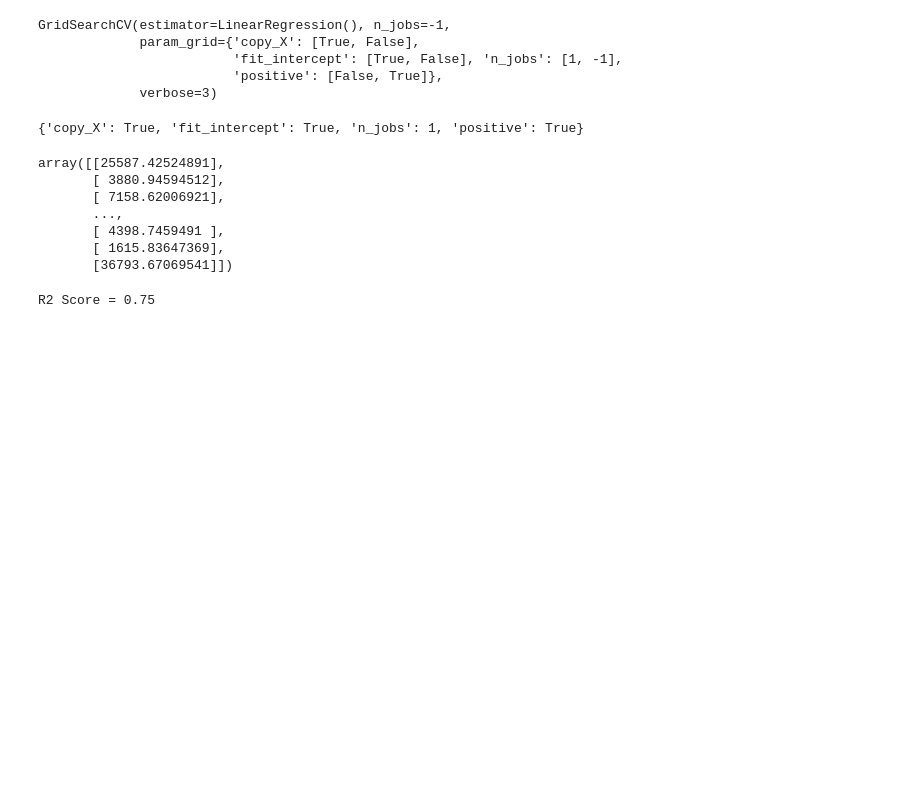
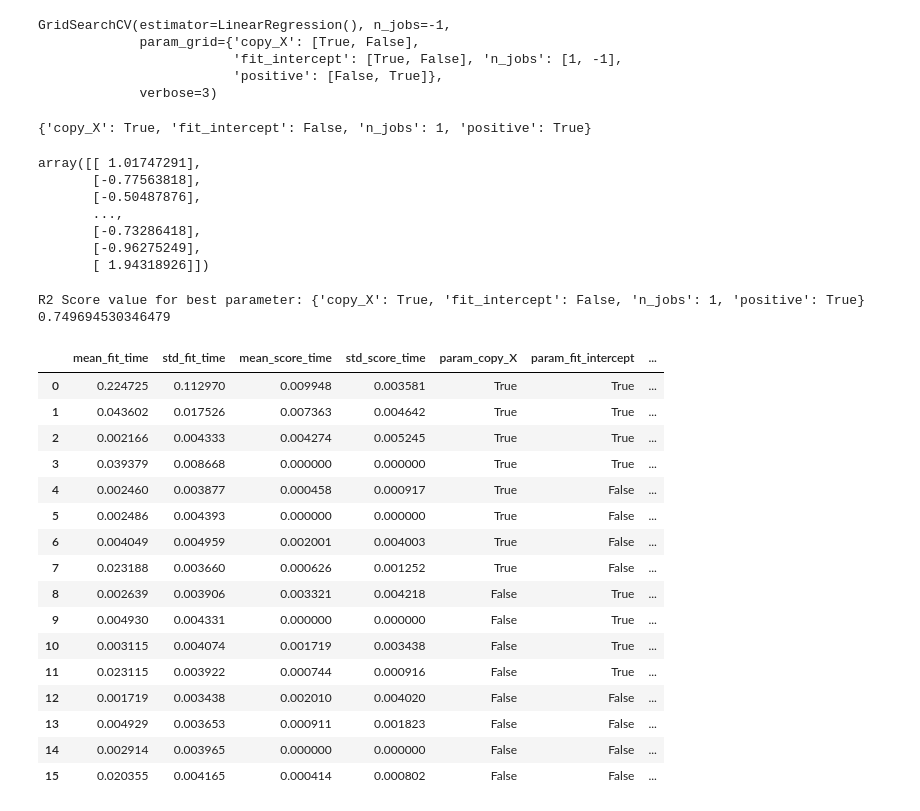
Before and after one commit to Marudhanayagam4/Grid-Search-Regression, a Jupyter notebook: GridSearch_CrossValidation/5.MLR-GridCV-without_training_testing.ipynb, the cells around one changed output. Drawn from its saved outputs; the diff is of its cells as text; code cells hidden in the pictures; blank space fills up the shorter version.

```diff
--- a/GridSearch_CrossValidation/5.MLR-GridCV-without_training_testing.ipynb
+++ b/GridSearch_CrossValidation/5.MLR-GridCV-without_training_testing.ipynb
@@ -40,3 +40,8 @@ Index(['age', 'bmi', 'children', 'charges', 'sex_male', 'smoker_yes'], dtype='ob
 # %%
 indep=dataset[['age', 'bmi', 'children','sex_male', 'smoker_yes']]
 dep=dataset[['charges']]
+# %%
+from sklearn.preprocessing import StandardScaler
+scx=StandardScaler()
+indep=scx.fit_transform(indep)
+indep
@@ -42,0 +56,4 @@ dep=dataset[['charges']]
+# %%
+scy=StandardScaler()
+dep=scy.fit_transform(dep)
+dep
@@ -56,21 +81,43 @@ GridSearchCV(estimator=LinearRegression(), n_jobs=-1,
 # %%
 grid.best_params_
 # %% [output]
-{'copy_X': True, 'fit_intercept': True, 'n_jobs': 1, 'positive': True}
+{'copy_X': True, 'fit_intercept': False, 'n_jobs': 1, 'positive': True}
 # %%
 y_pred=grid.predict(indep)
 y_pred
 # %% [output]
-array([[25587.42524891],
-       [ 3880.94594512],
-       [ 7158.62006921],
+array([[ 1.01747291],
+       [-0.77563818],
+       [-0.50487876],
        ...,
-       [ 4398.7459491 ],
-       [ 1615.83647369],
-       [36793.67069541]])
+       [-0.73286418],
+       [-0.96275249],
+       [ 1.94318926]])
 # %%
 from sklearn.metrics import r2_score
 r2=r2_score(dep,y_pred)
-print(f'R2 Score = {r2:.2f}')
+print('R2 Score value for best parameter: {}'.format(grid.best_params_),  r2)
 # %% [output]
-R2 Score = 0.75
+R2 Score value for best parameter: {'copy_X': True, 'fit_intercept': False, 'n_jobs': 1, 'positive': True} 0.749694530346479
+# %%
+re=grid.cv_results_
+table=pd.DataFrame.from_dict(re)
+table
+# %% [output]
+|  | mean_fit_time | std_fit_time | mean_score_time | std_score_time | param_copy_X | param_fit_intercept | ... |
+| 0 | 0.224725 | 0.112970 | 0.009948 | 0.003581 | True | True | ... |
+| 1 | 0.043602 | 0.017526 | 0.007363 | 0.004642 | True | True | ... |
+| 2 | 0.002166 | 0.004333 | 0.004274 | 0.005245 | True | True | ... |
+| 3 | 0.039379 | 0.008668 | 0.000000 | 0.000000 | True | True | ... |
+| 4 | 0.002460 | 0.003877 | 0.000458 | 0.000917 | True | False | ... |
+| 5 | 0.002486 | 0.004393 | 0.000000 | 0.000000 | True | False | ... |
+| 6 | 0.004049 | 0.004959 | 0.002001 | 0.004003 | True | False | ... |
+| 7 | 0.023188 | 0.003660 | 0.000626 | 0.001252 | True | False | ... |
+| 8 | 0.002639 | 0.003906 | 0.003321 | 0.004218 | False | True | ... |
+| 9 | 0.004930 | 0.004331 | 0.000000 | 0.000000 | False | True | ... |
+| 10 | 0.003115 | 0.004074 | 0.001719 | 0.003438 | False | True | ... |
+| 11 | 0.023115 | 0.003922 | 0.000744 | 0.000916 | False | True | ... |
+| 12 | 0.001719 | 0.003438 | 0.002010 | 0.004020 | False | False | ... |
+| 13 | 0.004929 | 0.003653 | 0.000911 | 0.001823 | False | False | ... |
+| 14 | 0.002914 | 0.003965 | 0.000000 | 0.000000 | False | False | ... |
+| 15 | 0.020355 | 0.004165 | 0.000414 | 0.000802 | False | False | ... |
```
Also changed, not shown: parts of 2 cells of this notebook, 7 other files.
